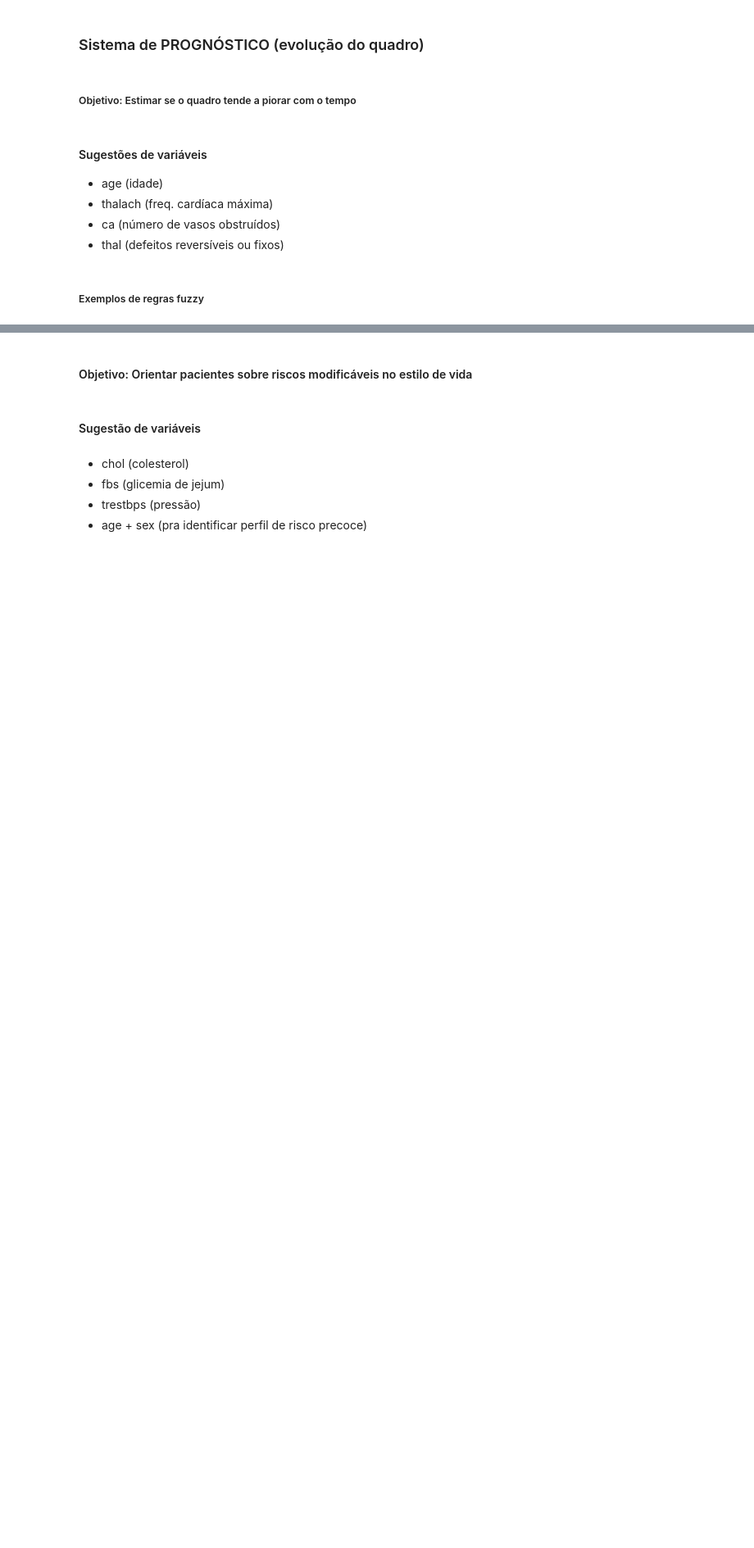
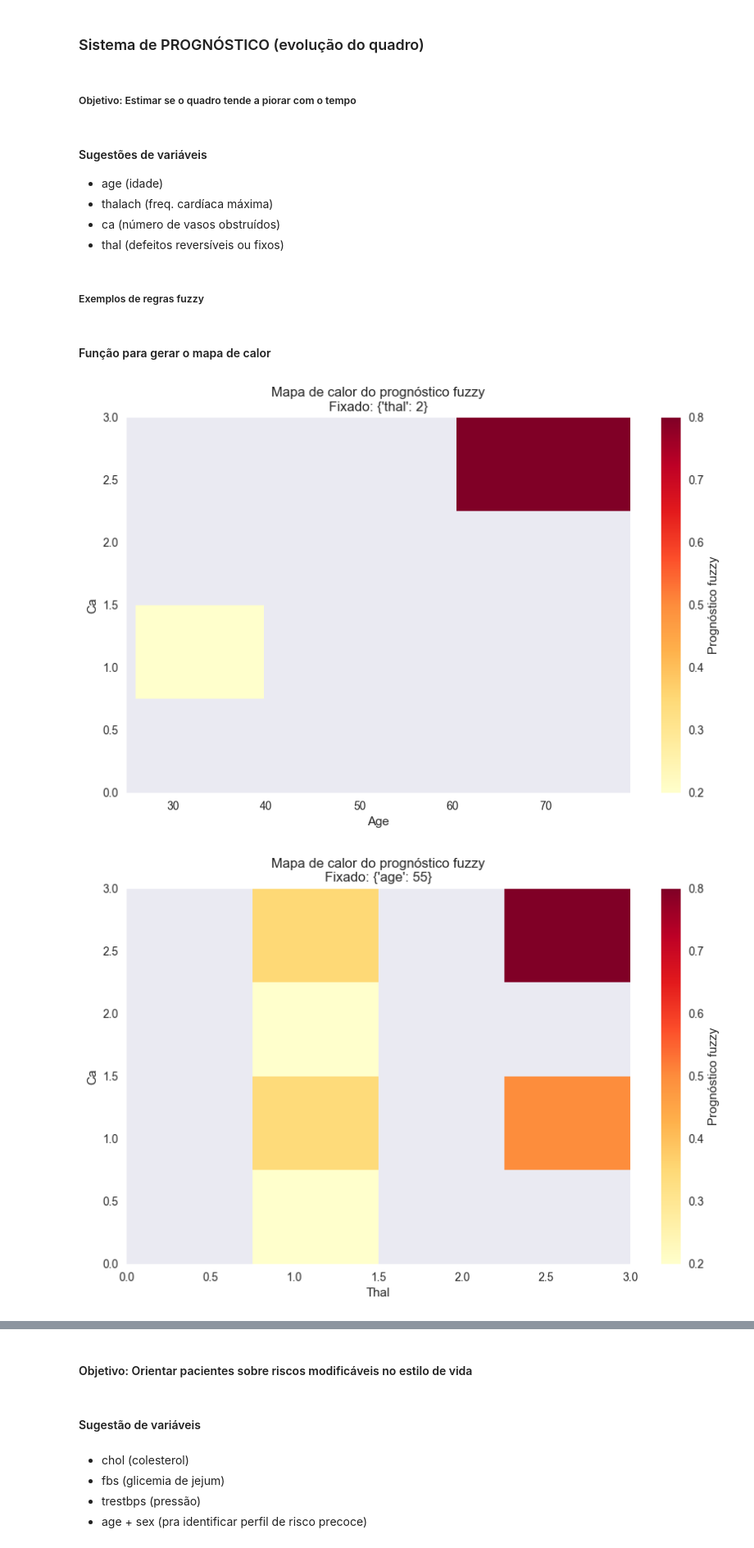
Before and after one commit to josevitor555/atividade-charleno, a Jupyter notebook: notebooks/02_heart_disease_fuzzy.ipynb, the cells around one changed output, grey strips where cells are left out. Shown at 82% size. Saved outputs shown, nothing was run; the diff lists cells and outputs as text; code cells hidden in the pictures; blank space fills up the shorter version.

```diff
--- a/notebooks/02_heart_disease_fuzzy.ipynb
+++ b/notebooks/02_heart_disease_fuzzy.ipynb
@@ -523 +705,42 @@ class SistemaPrognostico:
+# %% [markdown]
+#### Função para gerar o mapa de calor
+# %%
+def plotar_heatmap_prognostico(sistema, var_x='age', var_y='ca', fixo={}):
+    # Valores dos eixos
+    x_vals = np.arange(25, 80, 1) if var_x == 'age' else np.arange(0, 4, 1)
+    y_vals = np.arange(0, 4, 1) if var_y == 'ca' else np.arange(25, 80, 1)
+
+    Z = np.zeros((len(y_vals), len(x_vals)))
+
+    for i, y in enumerate(y_vals):
+        for j, x in enumerate(x_vals):
+            entrada = fixo.copy()
+            entrada[var_x] = x
+            entrada[var_y] = y
+
+            try:
+                Z[i, j] = sistema.avaliar_paciente(entrada)
+            except:
+                Z[i, j] = np.nan
+
+    plt.figure(figsize=(10, 6))
+    plt.imshow(Z, extent=[x_vals.min(), x_vals.max(), y_vals.min(), y_vals.max()],
+               origin='lower', aspect='auto', cmap='YlOrRd')
+    plt.colorbar(label='Prognóstico fuzzy')
+    plt.xlabel(var_x.capitalize())
+    plt.ylabel(var_y.capitalize())
+    plt.title(f'Mapa de calor do prognóstico fuzzy\nFixado: {fixo}')
+    plt.grid(False)
+    plt.show()
+# %%
+prognostico = SistemaPrognostico()
+
+# Exemplo: Varre age vs ca com thal fixo em 2
+plotar_heatmap_prognostico(prognostico, var_x='age', var_y='ca', fixo={'thal': 2})
+
+# Outro exemplo: Varre thal vs ca com idade fixa
+plotar_heatmap_prognostico(prognostico, var_x='thal', var_y='ca', fixo={'age': 55})
+# %% [output]
+[figure, added]
+[figure, added]
 # %% [markdown]
```
Also changed, not shown: parts of 21 cells of this notebook, 1 other file.
